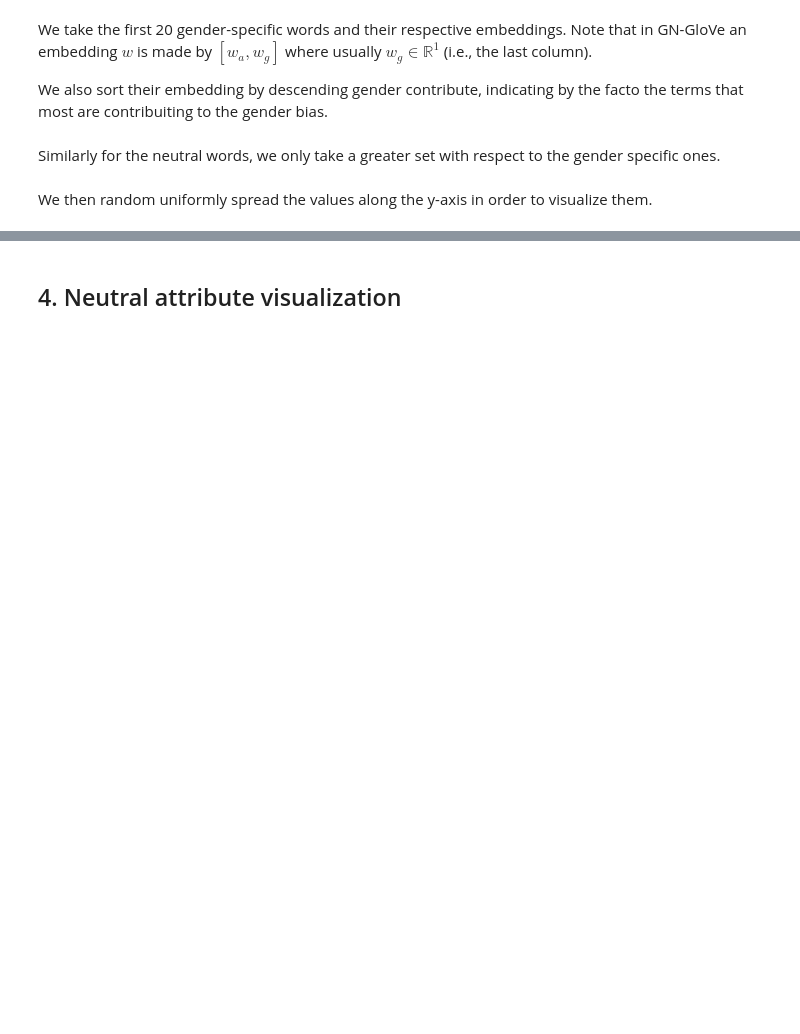
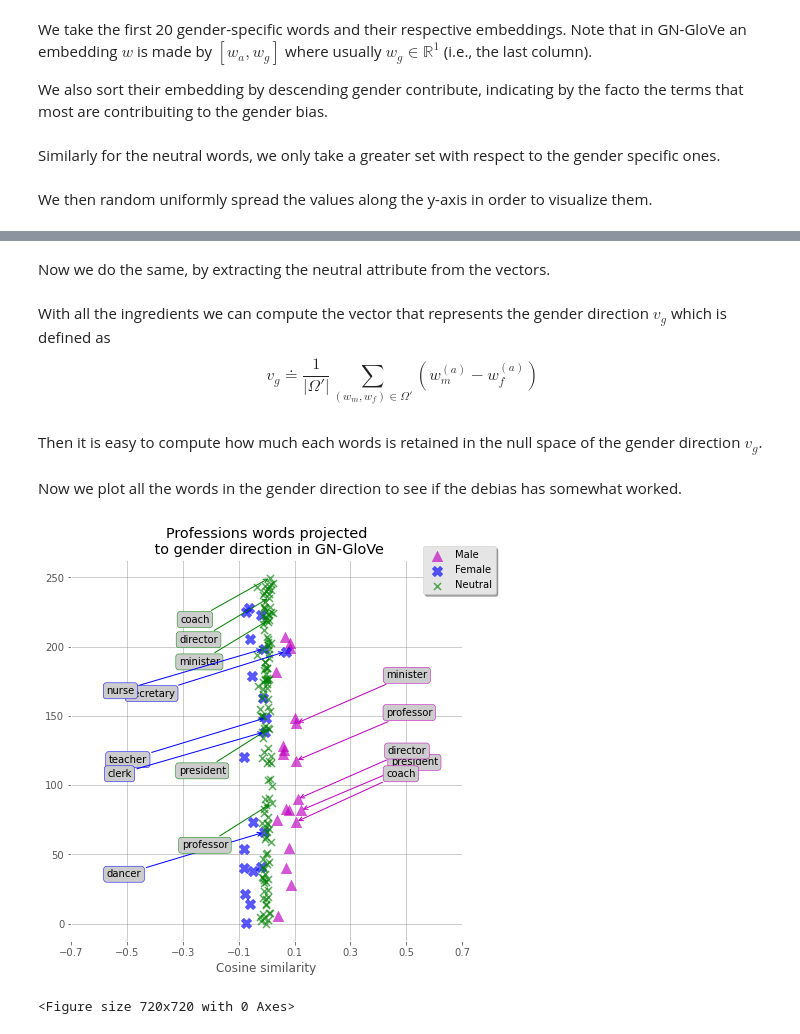
Before and after one commit to Erhtric/GenderDiscriminationNLP, a Jupyter notebook: embeddings_visualization.ipynb, the cells around one changed output, grey strips where cells are left out. Saved outputs shown, nothing was run; the diff lists cells and outputs as text; code cells hidden in the pictures; blank space fills up the shorter version.

```diff
--- a/embeddings_visualization.ipynb
+++ b/embeddings_visualization.ipynb
@@ -177,3 +183,3 @@ plt.figure(figsize=(10, 10))
-# %% [markdown]
-## 4. Neutral attribute visualization
+# %% [markdown]
+Now we do the same, by extracting the neutral attribute from the vectors.
 # %%
@@ -186,7 +200,79 @@ female_vectors_a = female_vectors_a.reset_index().drop("index", axis=1)
+# %% [markdown]
+With all the ingredients we can compute the vector that represents the gender direction $v_g$ which is defined as
+$$
+    v_g \doteq \frac{1}{|\Omega'|} \sum_{(w_m, w_f) \in \Omega'} \left(w_m^{(a)} - w_f^{(a)}\right)
+$$
 # %%
-n = len(male_vectors_a) + len(female_vectors_a)
+m = len(male_vectors_a) + len(female_vectors_a)
 
 w_m = male_vectors_a.sum(axis=0)
 w_f = female_vectors_a.sum(axis=0)
 
 v_g = (w_m - w_f) / n
+# %% [markdown]
+Then it is easy to compute how much each words is retained in the null space of the gender direction $v_g$.
+# %%
+male_vectors_cosine = np.matmul(male_vectors_a, v_g) / (np.linalg.norm(male_vectors_a) * np.linalg.norm(v_g))
+male_vectors_cosine = np.sort(male_vectors_cosine, axis=0)[::-1]
+
+female_vectors_cosine = np.matmul(female_vectors_a, v_g) / (np.linalg.norm(female_vectors_a) * np.linalg.norm(v_g))
+female_vectors_cosine = np.sort(female_vectors_cosine, axis=0)[::-1]
+
+neutral_vectors_cosine = np.matmul(neutral_vectors_a, v_g) / (np.linalg.norm(neutral_vectors_a) * np.linalg.norm(v_g))
+# %%
+y_male = np.random.uniform(0, 250, size=len(male_vectors_cosine))
+y_female = np.random.uniform(0, 250, size=len(female_vectors_cosine))
+y_neutral = np.random.uniform(0, 250, size=len(neutral_vectors_cosine))
+# %% [markdown]
+Now we plot all the words in the gender direction to see if the debias has somewhat worked.
+# %%
+fig = plt.figure(figsize=(7,7))
+ax = fig.add_subplot(111)
+ax.set_facecolor('white')
+ax.grid(True, color='gray', alpha=0.5)
+ax.scatter(male_vectors_cosine, y_male, marker="^", c='m', alpha=0.65, s=110)
+ax.scatter(female_vectors_cosine, y_female, marker="X", c='b', alpha=0.65, s=110)
+ax.scatter(neutral_vectors_cosine, y_neutral, marker="x",  c='g', alpha=0.65, s=50)
+ax.set_xticks(np.arange(-0.7, 0.9, 0.2))
+ax.set_xlabel("Cosine similarity")
+ax.set_title("Professions words projected\n to gender direction in GN-GloVe")
+ax = plt.gca()
+
+# Annotations
+n = 5
+for i, m, f, n in zip(range(n), male_vectors['word'], female_vectors['word'], neutral_vectors['word']):
+  # male annotations
+  male_annotate = ax.annotate(m,
+            (male_vectors_cosine[i], y_male[i]),
+            xytext = (2 * offset, offset),
+            xycoords ='data',
+            textcoords ='offset points',
+            bbox = male_bbox,
+            arrowprops = male_arrowprops)
+
+  # male annotations
+  female_annotate = ax.annotate(f,
+            (female_vectors_cosine[i], y_female[i]),
+            xytext = (-3.5 * offset, -offset),
+            xycoords ='data',
+            textcoords ='offset points',
+            bbox = female_bbox,
+            arrowprops = female_arrowprops)
+
+  # male annotations
+  neutral_annotate = ax.annotate(m,
+            (neutral_vectors_cosine[i], y_neutral[i]),
+            xytext = (-2 * offset, -offset),
+            xycoords ='data',
+            textcoords ='offset points',
+            bbox = neutral_bbox,
+            arrowprops = neutral_arrowprops)
+
+plt.figure(figsize=(10, 10))
+# ax.get_yaxis().set_visible(False)
+
+ax.legend(["Male", "Female", "Neutral"], bbox_to_anchor=(1.1, 1.05), fancybox=True, shadow=True)
+plt.show()
+# %% [output]
+[figure, added]
+<Figure size 720x720 with 0 Axes>
```
Also changed, not shown: parts of 7 cells of this notebook.
